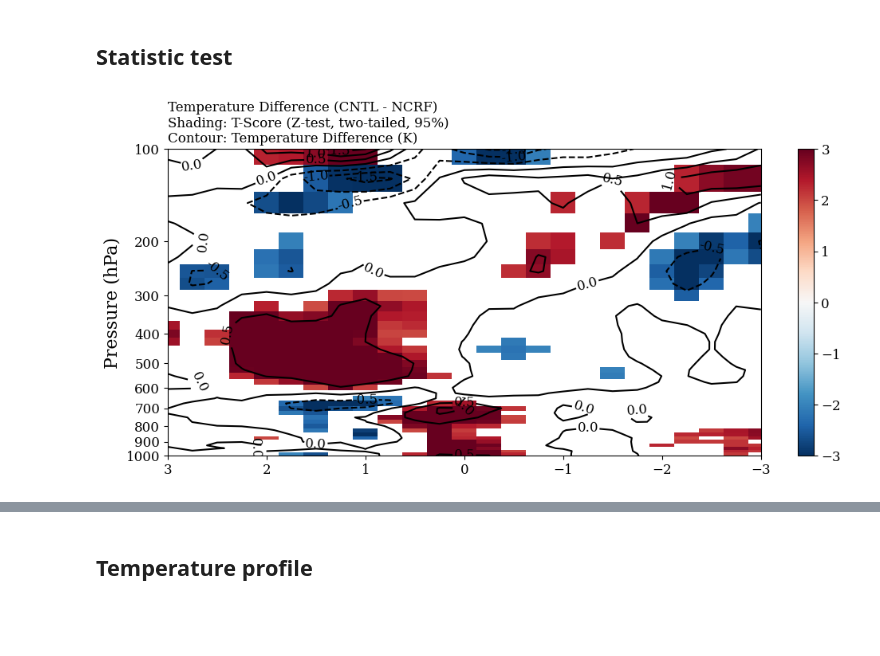
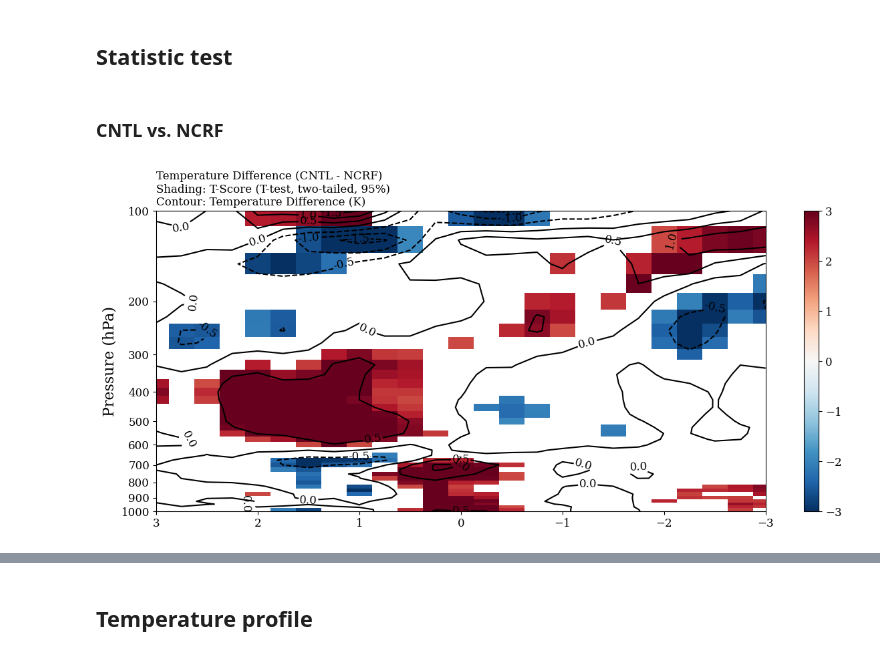
Before and after one commit to JOsephKan/2024_Research, a Jupyter notebook: MPAS/Composite/raw_composite/Statistical_test/Raw_temp_diff.ipynb, the cells around one changed output, grey strips where cells are left out. Cells and saved outputs as stored; diff of their text form; code cells hidden in the pictures; blank space fills up the shorter version.

Commit message:
New composite for temperature test

```diff
--- a/MPAS/Composite/raw_composite/Statistical_test/Raw_temp_diff.ipynb
+++ b/MPAS/Composite/raw_composite/Statistical_test/Raw_temp_diff.ipynb
@@ -78,7 +82,8 @@ print(temp_sel["CNTL"].shape)
 # %% [markdown]
 ### Compositing
 # %%
-temp_diff: np.ndarray = (temp_sel["CNTL"].mean(axis=0) - temp_sel["NCRF"].mean(axis=0)).T
+temp_diff_ncrf: np.ndarray = (temp_sel["CNTL"].mean(axis=0) - temp_sel["NCRF"].mean(axis=0)).T
+temp_diff_nsc : np.ndarray = (temp_sel["CNTL"].mean(axis=0) - temp_sel["NSC"].mean(axis=0)).T
 # %% [markdown]
 ## Bootstrapping
 # %% [markdown]
@@ -102,7 +107,8 @@ Random time interval size: (1000, 26, 25)
 # %% [markdown]
 ### Select random events
 # %%
-temp_diff_rand: np.ndarray = np.empty((1000, 38, 25))
+temp_diff_rand_ncrf: np.ndarray = np.empty((1000, 38, 25))
+temp_diff_rand_nsc : np.ndarray = np.empty((1000, 38, 25))
 
 for i in range(time_itv_rand.shape[0]):
 
@@ -116,43 +122,53 @@ for i in range(time_itv_rand.shape[0]):
         for j in range(time_itv_rand.shape[1])
     ]).mean(axis=0)
 
-    temp_diff_rand[i] = temp_CNTL - temp_NCRF
-print("Random temperature difference shape:", temp_diff_rand.shape)
+    temp_NSC = np.array([
+        temp["NSC"][time_itv_rand[i, j].astype(int), :, lon_rand[i, j].astype(int)].T
+        for j in range(time_itv_rand.shape[1])
+    ]).mean(axis=0)
+
+    temp_diff_rand_ncrf[i] = temp_CNTL - temp_NCRF
+    temp_diff_rand_nsc[i] = temp_CNTL - temp_NSC
+
+print("Random temperature difference shape:", temp_diff_rand_nsc.shape)
 # %% [output]
 Random temperature difference shape: (1000, 38, 25)
 # %% [markdown]
 ## Statistic test
+# %% [markdown]
+### CNTL vs. NCRF
 # %%
 # mean and standard deviation
-temp_diff_mean: np.ndarray = temp_diff_rand.mean(axis=0)
-temp_diff_std : np.ndarray = temp_diff_rand.std(axis=0)
+temp_diff_mean_ncrf: np.ndarray = temp_diff_rand_ncrf.mean(axis=0)
+temp_diff_std_ncrf : np.ndarray = temp_diff_rand_ncrf.std(axis=0)
 
 
-temp_diff_t: np.ndarray = (temp_diff - temp_diff_mean) / temp_diff_std
+temp_diff_t_ncrf: np.ndarray = (temp_diff_ncrf - temp_diff_mean_ncrf) / temp_diff_std_ncrf
 
-temp_diff_t = np.where(np.abs(temp_diff_t) > 1.96, temp_diff_t, np.nan)
+temp_diff_t_ncrf = np.where(np.abs(temp_diff_t_ncrf) > 1.96, temp_diff_t_ncrf, np.nan)
 
 plt.rcParams.update({
     'font.size': 12,
     'figure.titlesize': 18,
     'axes.titlesize': 18,
     'axes.labelsize': 16,
     'font.family': 'serif',
 })
 
-plt.figure(figsize=(12, 5))
-cf = plt.pcolormesh(np.linspace(-3, 3, 25), dims["lev"], temp_diff_t, cmap="RdBu_r", norm=TwoSlopeNorm(vmin=-3, vcenter=0, vmax=3))
-c = plt.contour(np.linspace(-3, 3, 25), dims["lev"], temp_diff, colors="black")
-plt.yscale("log")
-plt.yticks(np.linspace(100, 1000, 10), np.linspace(100, 1000, 10, dtype=int))
-plt.xlim(-3, 3)
-plt.ylim(100, 1000)
+fig, ax = plt.subplots(figsize=(12, 6))
+fig.subplots_adjust(left=0.1, right=1.05, top=0.85, bottom=0.1)
+cf = ax.pcolormesh(np.linspace(-3, 3, 25), dims["lev"], temp_diff_t_ncrf, cmap="RdBu_r", norm=TwoSlopeNorm(vmin=-3, vcenter=0, vmax=3))
+c = ax.contour(np.linspace(-3, 3, 25), dims["lev"], temp_diff_ncrf, colors="black")
+ax.set_yscale("log")
+ax.set_yticks(np.linspace(100, 1000, 10), np.linspace(100, 1000, 10, dtype=int))
+ax.set_xlim(-3, 3)
+ax.set_ylim(100, 1000)
 plt.gca().invert_xaxis()
 plt.gca().invert_yaxis()
-plt.ylabel("Pressure (hPa)")
-plt.title("Temperature Difference (CNTL - NCRF)\nShading: T-Score (Z-test, two-tailed, 95%)\nContour: Temperature Difference (K)", fontsize=12, loc="left")
+ax.set_ylabel("Pressure (hPa)")
+ax.set_title("Temperature Difference (CNTL - NCRF)\nShading: T-Score (T-test, two-tailed, 95%)\nContour: Temperature Difference (K)", fontsize=12, loc="left")
 plt.clabel(c, inline=True, fmt="%.1f")
 plt.colorbar(cf)
-plt.savefig("temp_diff_t_score.png", dpi=300)
+plt.savefig("Temp_diff/t_cntl_ncrf.png", dpi=300)
 # %% [output]
-[figure, old version]
+[figure, new version]
```
Also changed, not shown: parts of 7 cells of this notebook, 16 other files.
